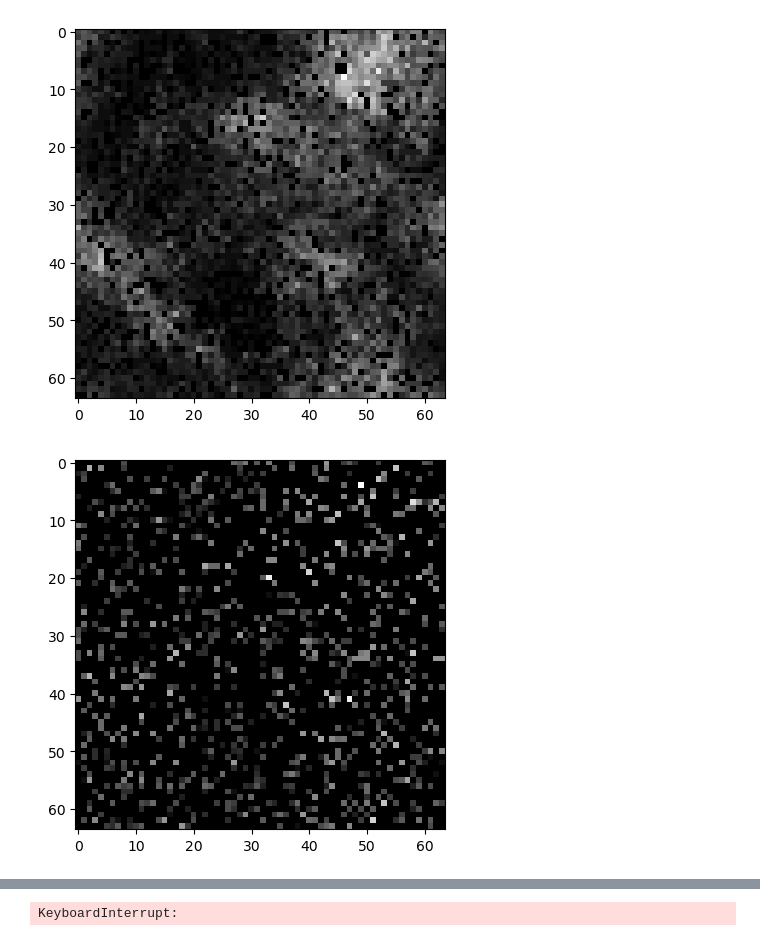
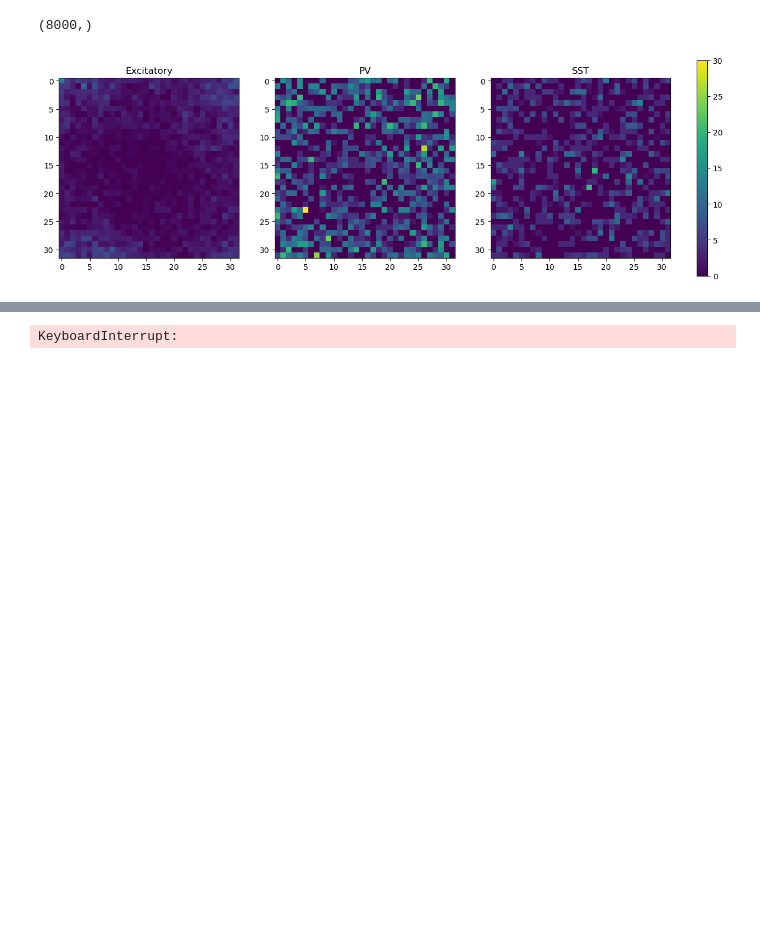
Before and after one commit to youj2005/CellTypeCircuit, a Jupyter notebook: code/img_reconstruct.ipynb, the cells around one changed output, grey strips where cells are left out. Saved outputs shown, nothing was run; the diff lists cells and outputs as text; code cells hidden in the pictures; blank space fills up the shorter version.

```diff
--- a/code/img_reconstruct.ipynb
+++ b/code/img_reconstruct.ipynb
@@ -19,8 +19,8 @@ class ReconstructImageModel(nn.Module):
 # %%
 # Variables
 
-scratch_dir = "/storage/ice1/7/8/jyou79/base_a0.07_pf0.0"
-cifar_dir = "/storage/ice1/7/8/jyou79/cifar-10-batches-py"
+scratch_dir = "/storage/ice1/7/8/jyou79/base_a0.07_pf0.8"
+cifar_dir = "/storage/ice1/7/8/jyou79/cifar-10-batches-py-50"
 storage_dir = "/storage/ice1/7/8/jyou79"
 images = 500
 # %%
@@ -72,30 +70,65 @@ plt.show()
 # %%
-with open(f'%s/results_7/1_positions.pickle'%(scratch_dir), 'rb') as f:
+with open(f'%s/results_999/1_positions.pickle'%(scratch_dir), 'rb') as f:
     positions = pickle.load(f, encoding='bytes')
 
-with open(f'%s/results_7/1_rates.pickle'%(scratch_dir), 'rb') as f:
+with open(f'%s/results_999/1_rates.pickle'%(scratch_dir), 'rb') as f:
     rates = pickle.load(f, encoding='bytes')
 
+with open(f'%s/results_999/1_spikes.pickle'%(scratch_dir), 'rb') as f:
+    spikes = pickle.load(f, encoding='bytes')
+
+exc_indices = np.arange(1,8000)
+pv_indices = np.arange(8000,9000)
+sst_indices = np.arange(9000,10000)
+
 exc_rates = np.array(rates[:8000])
+
+print(exc_rates.shape)
 pv_rates = np.array(rates[8000:9000])
 sst_rates = np.array(rates[9000:])
+
+for i in exc_indices:
+    tot = 0
+    for j in spikes[i]:
+        if j > 200:
+            tot += 1
+    exc_rates[i] = tot / 300 * 1000
+
+for i in pv_indices:
+    tot = 0
+    for j in spikes[i]:
+        if j > 200:
+            tot += 1
+    pv_rates[i - 8000] = tot / 300 * 1000
+
+for i in sst_indices:
+    tot = 0
+    for j in spikes[i]:
+        if j > 200:
+            tot += 1
+    sst_rates[i - 9000] = tot / 300 * 1000
 
 exc_positions = np.array(positions[:8000])
 pv_positions = np.array(positions[8000:9000])
 sst_positions = np.array(positions[9000:])
 
-exc_binned = binning(exc_rates, exc_positions, 64)
-pv_binned = binning(pv_rates, pv_positions, 64)
-sst_binned = binning(sst_rates, sst_positions, 64)
+exc_binned = binning(exc_rates, exc_positions, 32)
+pv_binned = binning(pv_rates, pv_positions, 32)
+sst_binned = binning(sst_rates, sst_positions, 32)
 
-plt.imshow(exc_binned.reshape(64, 64), cmap='gray')
+fig, axes = plt.subplots(ncols=3, figsize=(15, 5))
+vmin = min(exc_binned.min(), pv_binned.min(), sst_binned.min())
+vmax = max(exc_binned.max(), pv_binned.max(), sst_binned.max())
+
+im0 = axes[0].imshow(exc_binned, cmap='viridis', vmin=vmin, vmax=vmax)
+axes[0].set_title('Excitatory')
+im1 = axes[1].imshow(pv_binned, cmap='viridis', vmin=vmin, vmax=vmax)
+axes[1].set_title('PV')
+im2 = axes[2].imshow(sst_binned, cmap='viridis', vmin=vmin, vmax=vmax)
+axes[2].set_title('SST')
+
+fig.colorbar(im0, ax=axes, orientation='vertical', fraction=0.02, pad=0.04)
 plt.show()
-
-plt.imshow(pv_binned.reshape(64, 64), cmap='gray')
-plt.show()
-
-plt.imshow(sst_binned.reshape(64, 64), cmap='gray')
-plt.show()
 # %% [output]
+(8000,)
-[figure, old version]
+[figure, new version]
-[figure, removed]
```
Also changed, not shown: parts of 8 cells of this notebook, 3 other files.
